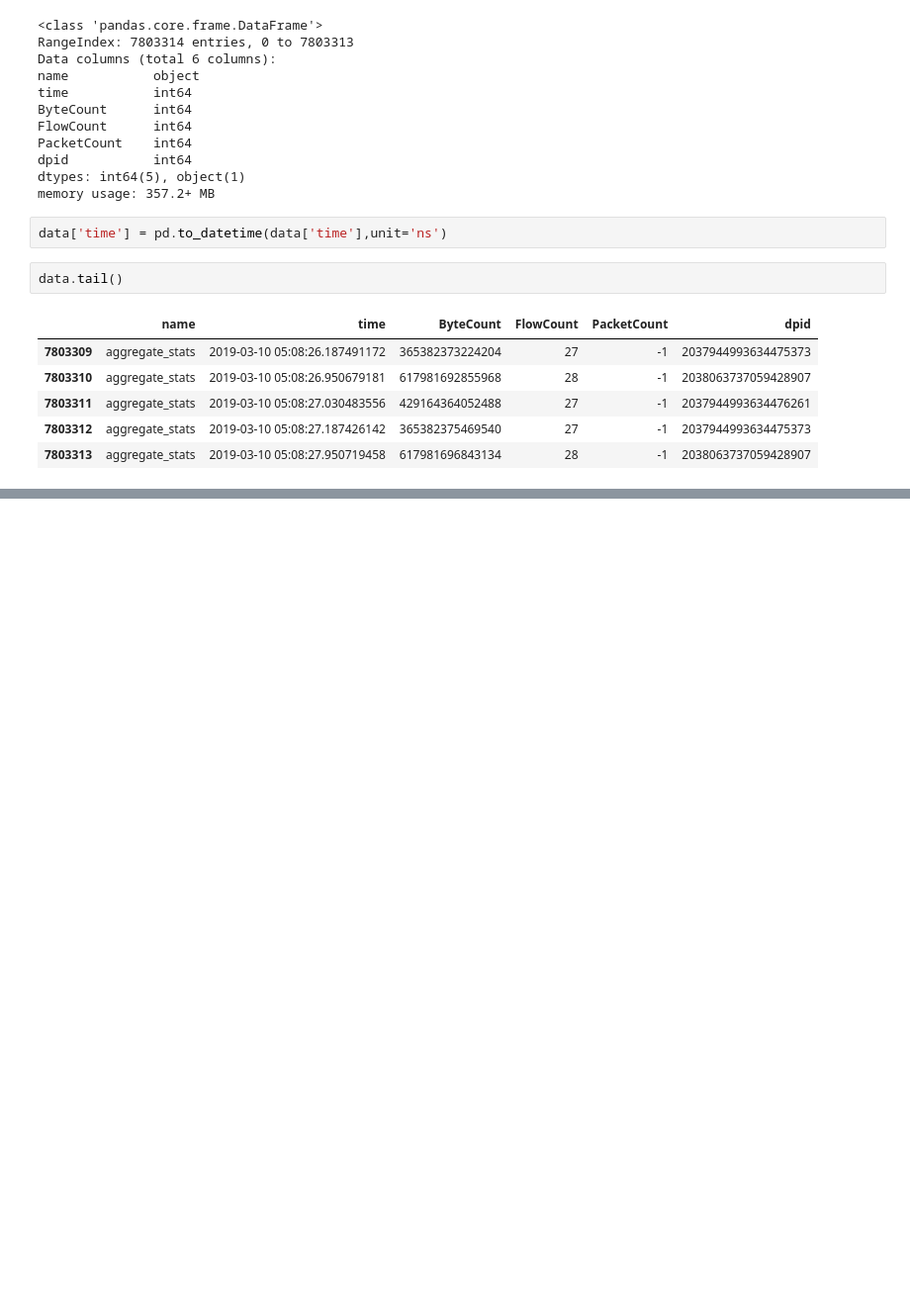
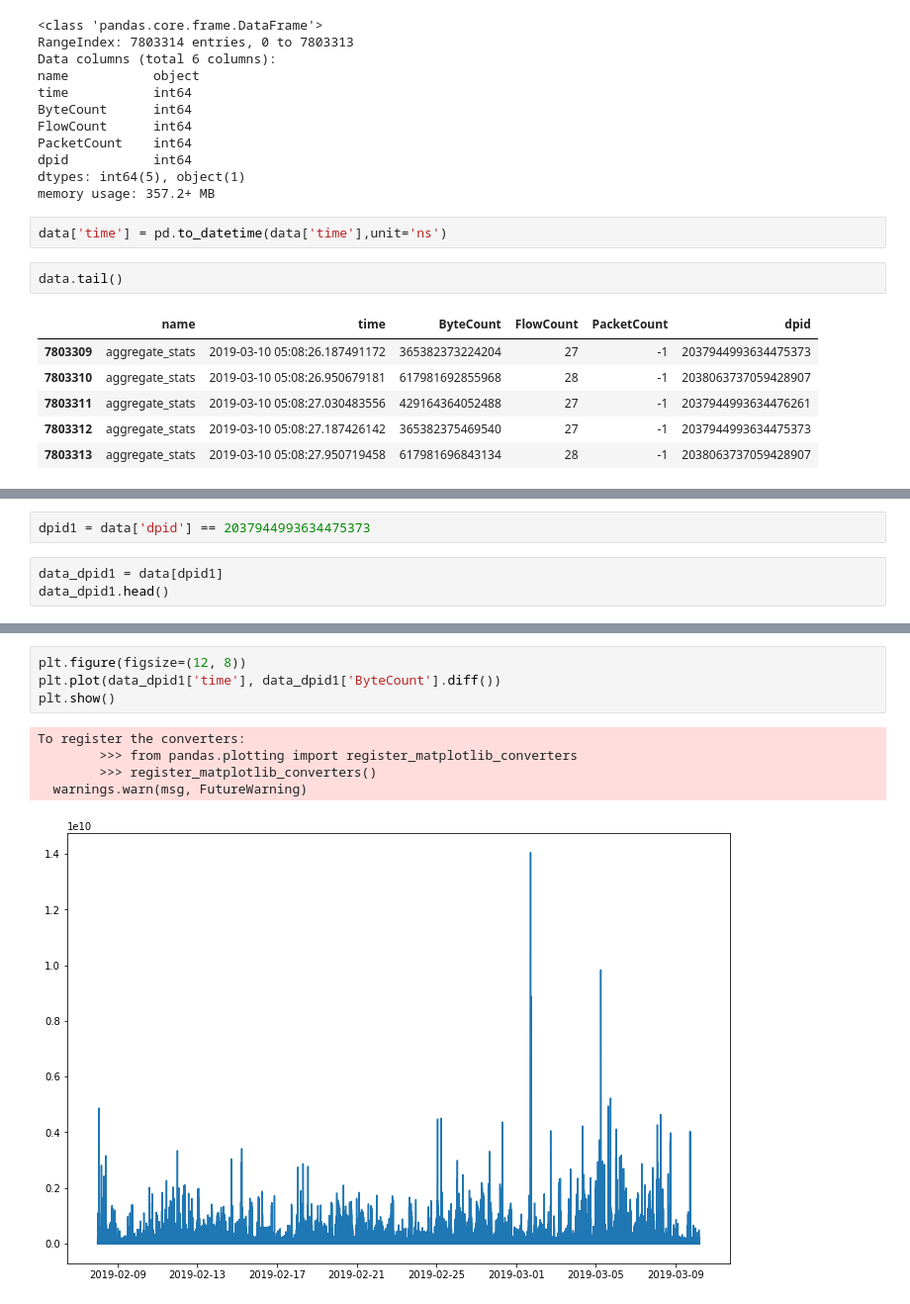
Before and after one commit to sangyun-han/kairos-project, a Jupyter notebook: network.ipynb, the cells around one changed output, grey strips where cells are left out. Shown at 99% size. Cells and saved outputs as stored; diff of their text form; blank space fills up the shorter version.

```diff
--- a/network.ipynb
+++ b/network.ipynb
@@ -40,0 +58,5 @@ data.tail()
+# %%
+dpid1 = data['dpid'] == 2037944993634475373
+# %%
+data_dpid1 = data[dpid1]
+data_dpid1.head()
@@ -40,0 +70,10 @@ data.tail()
+# %%
+plt.figure(figsize=(12, 8))
+plt.plot(data_dpid1['time'], data_dpid1['ByteCount'].diff())
+plt.show()
+# %% [output]
+To register the converters:
+        >>> from pandas.plotting import register_matplotlib_converters
+        >>> register_matplotlib_converters()
+  warnings.warn(msg, FutureWarning)
+[figure, added]
```
Also changed, not shown: parts of 17 cells of this notebook.
